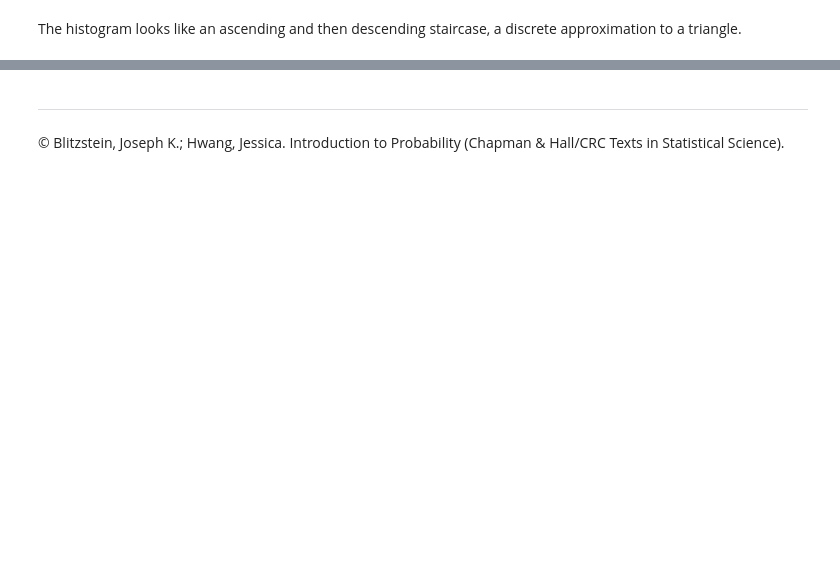
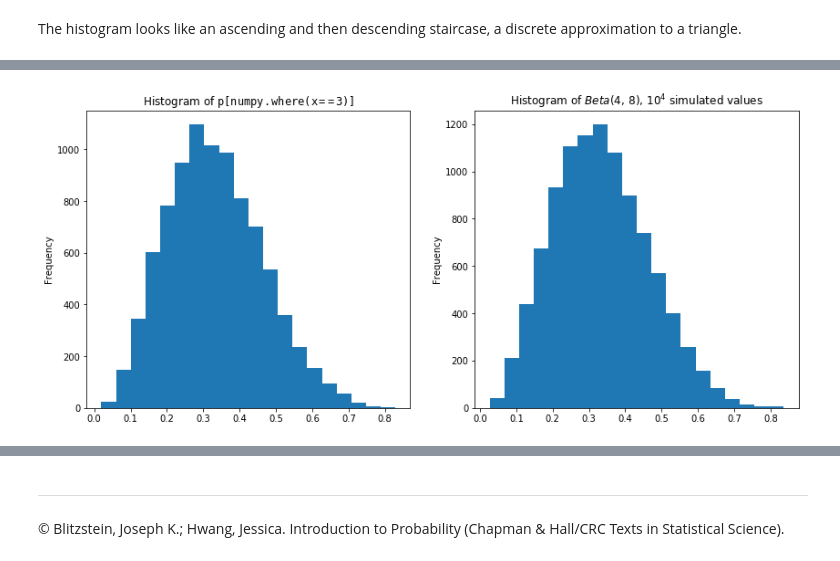
Before and after one commit to buruzaemon/IntroductionToProbabilityPy, a Jupyter notebook: Ch8.ipynb, the cells around one changed output, grey strips where cells are left out. Saved outputs shown, nothing was run; the diff lists cells and outputs as text; code cells hidden in the pictures; blank space fills up the shorter version.

```diff
--- a/Ch8.ipynb
+++ b/Ch8.ipynb
@@ -90,0 +124,22 @@ We can also compute summaries like mean(x9) and var(x9).
+# %%
+np.random.seed(111)
+
+fig = plt.figure(figsize=(14, 6))
+
+p_given_x_3 = p[np.where(x==3)]
+
+ax1 = fig.add_subplot(121)
+ax1.hist(p_given_x_3, bins=20)
+ax1.set_title(r'Histogram of $\tt{p[numpy.where(x==3)]}$')
+ax1.set_ylabel('Frequency')
+
+brv = beta.rvs(4.0, 8.0, size=10**4)
+
+ax2 = fig.add_subplot(122)
+ax2.hist(brv, bins=20)
+ax2.set_title(r'Histogram of $Beta(4, \, 8)$, $10^4$ simulated values')
+ax2.set_ylabel('Frequency')
+
+plt.show()
+# %% [output]
+[figure, added]
```
Also changed, not shown: parts of 45 cells of this notebook, 1 other file.
